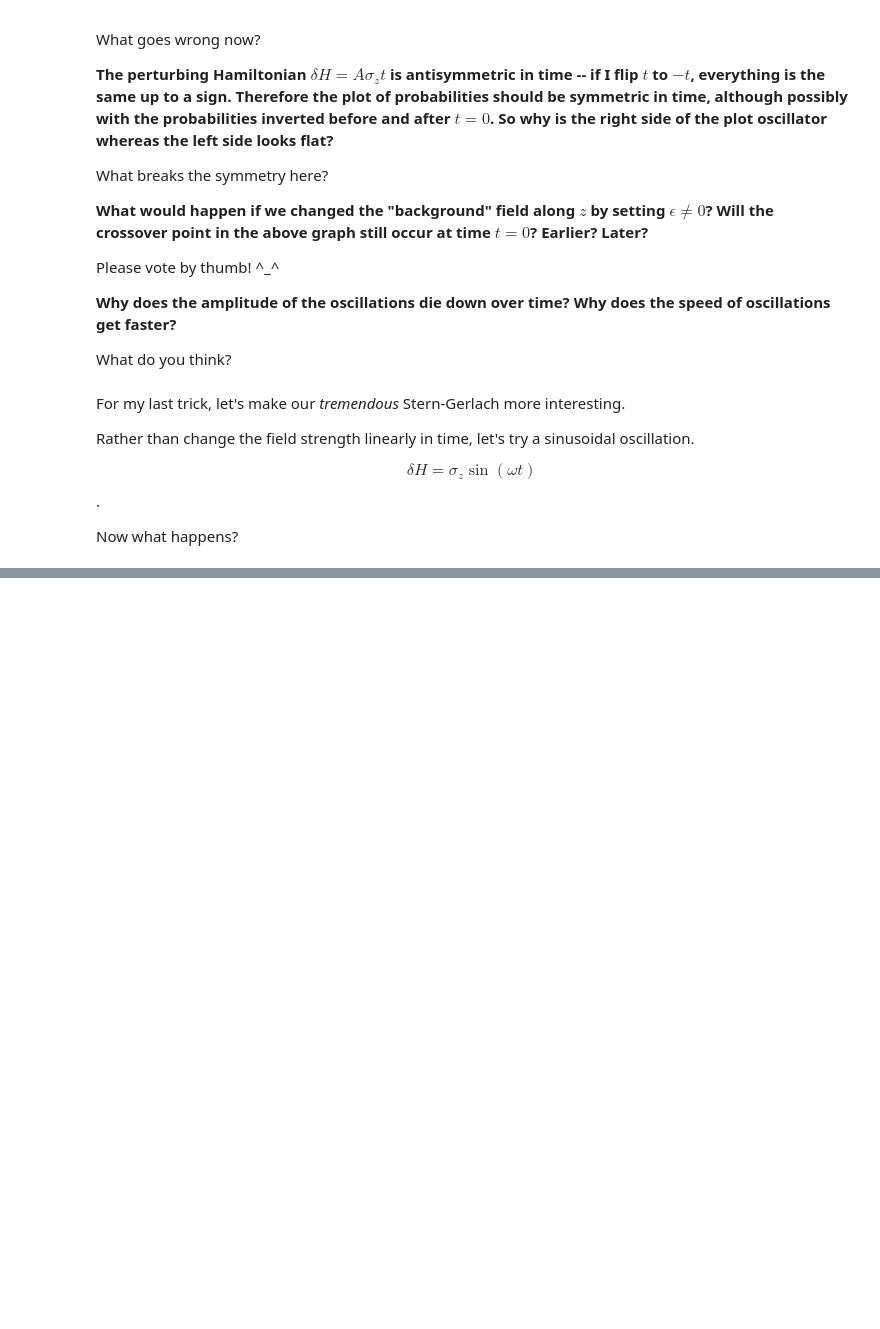
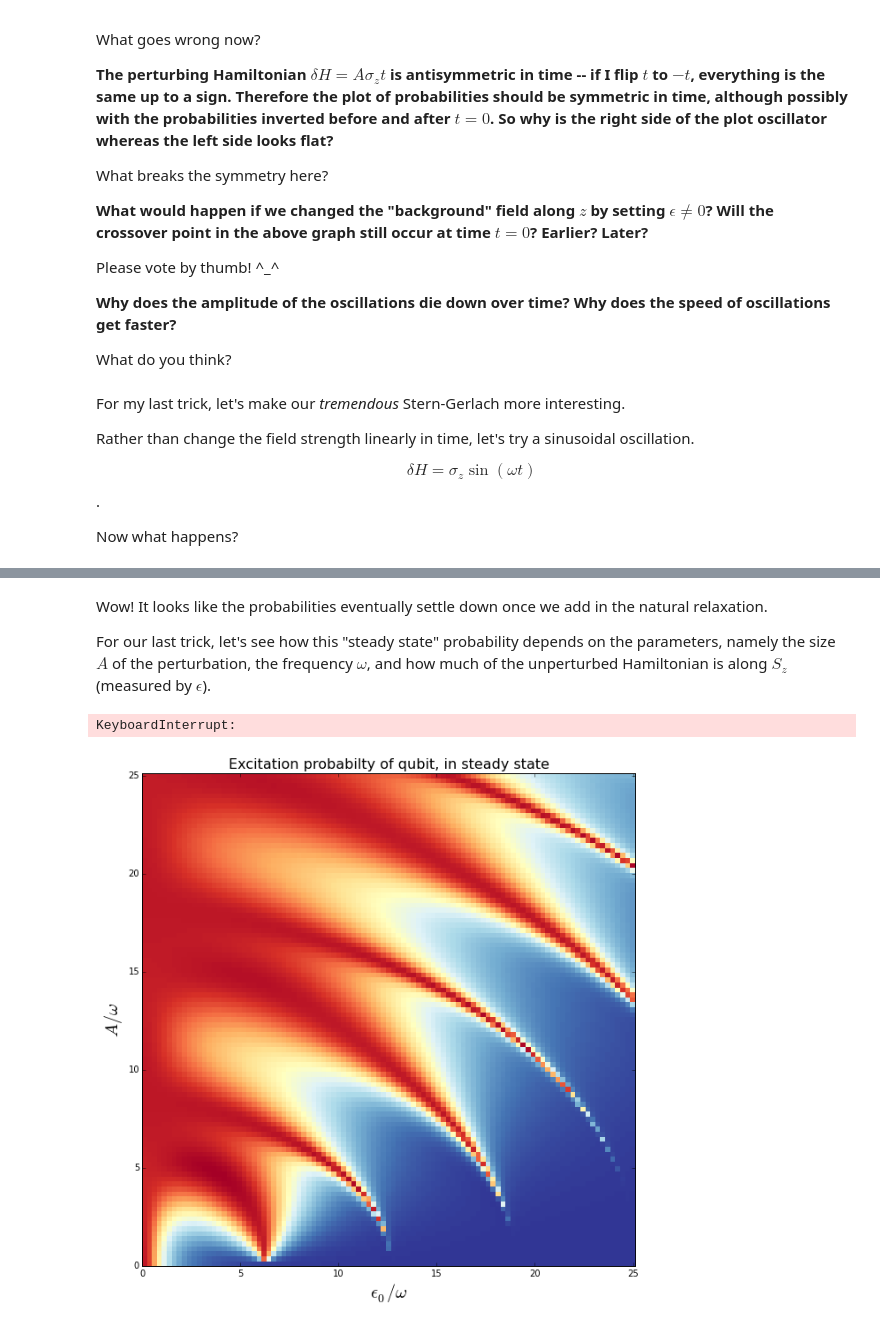
Before and after one commit to cferko/tdpt, a Jupyter notebook: 235_qutip_demo.ipynb, the cells around one changed output, grey strips where cells are left out. Cells and saved outputs as stored; diff of their text form; code cells hidden in the pictures; blank space fills up the shorter version.

```diff
--- a/235_qutip_demo.ipynb
+++ b/235_qutip_demo.ipynb
@@ -302,0 +264,67 @@ ax.legend(("Excited state", "Ground state"), loc=0);
+# %% [markdown]
+Wow! It looks like the probabilities eventually settle down once we add in the natural relaxation.
+
+For our last trick, let's see how this "steady state" probability depends on the parameters, namely the size $A$ of the perturbation, the frequency $\omega$, and how much of the unperturbed Hamiltonian is along $S_z$ (measured by $\epsilon$).
+# %%
+A_vec    = np.linspace(0.0, 4.0, 100) * 2 * np.pi  # driving amplitude
+eps_vec = np.linspace(0.0, 4.0, 100) * 2 * np.pi  # how much B_z
+w=1.0
+
+def get_eq_array(delta, eps_vec, A_vec, w):
+    """Gets the equilibrium probabilities for various A and epsilon
+
+    Args:
+        delta: the off-diagonal piece of the unperturbed Hamiltonian
+        eps: the \sigma_z component of H0
+        A: coefficient of the time-independent piece of the perturbing Hamiltonian
+        psi0: the initial state
+        w: angular frequency of oscillation
+
+    Returns:
+        2d array of equilibrium probabilities
+    """
+    sx = sigmax()
+    sz = sigmaz()
+    meas = destroy(2)
+    sn = meas.dag() * meas
+
+    ## At the end of the day, we collapse with a measurement of the z basis state
+
+    collapse_operators = [np.sqrt(0.1) * meas]
+
+    N = len(A_vec)
+    M = len(eps_vec)
+    p_ex = np.zeros([N, M])
+
+    T = 2 * np.pi / w
+
+    ## Iterate over the A and epsilon values, get the equilibrium
+    ## probabilities, and squirrel them away in a matrix
+    for n in range(0, N):
+        for m in range(0, M):
+
+            H0 = - delta/2.0 * sx - eps_vec[m]/2.0 * sz
+            H1 = - A_vec[n] * sx
+
+            H_args = (H0, H1, w)
+
+            # find the propagator for one period of the time-dependent
+            # hamiltonian
+            H = [H0, [H1, lambda x,y: np.sin(w*x)]]
+            U = propagator(H, T, collapse_operators, {})
+
+            # find the steady state of the driven system
+            rho_ss = propagator_steadystate(U)
+
+            p_ex[n, m] = np.real(expect(sn, rho_ss))
+
+    return p_ex
+
+p_ex = get_eq_array(delta, eps0_vec, A_vec, w)
+# %% [output]
+KeyboardInterrupt:
+# %%
+from IPython.display import Image
+Image("/home/ferko/Documents/ex_prob.png")
+# %% [output]
+[figure, added]
```
Also changed, not shown: parts of 8 cells of this notebook, 1 other file.
